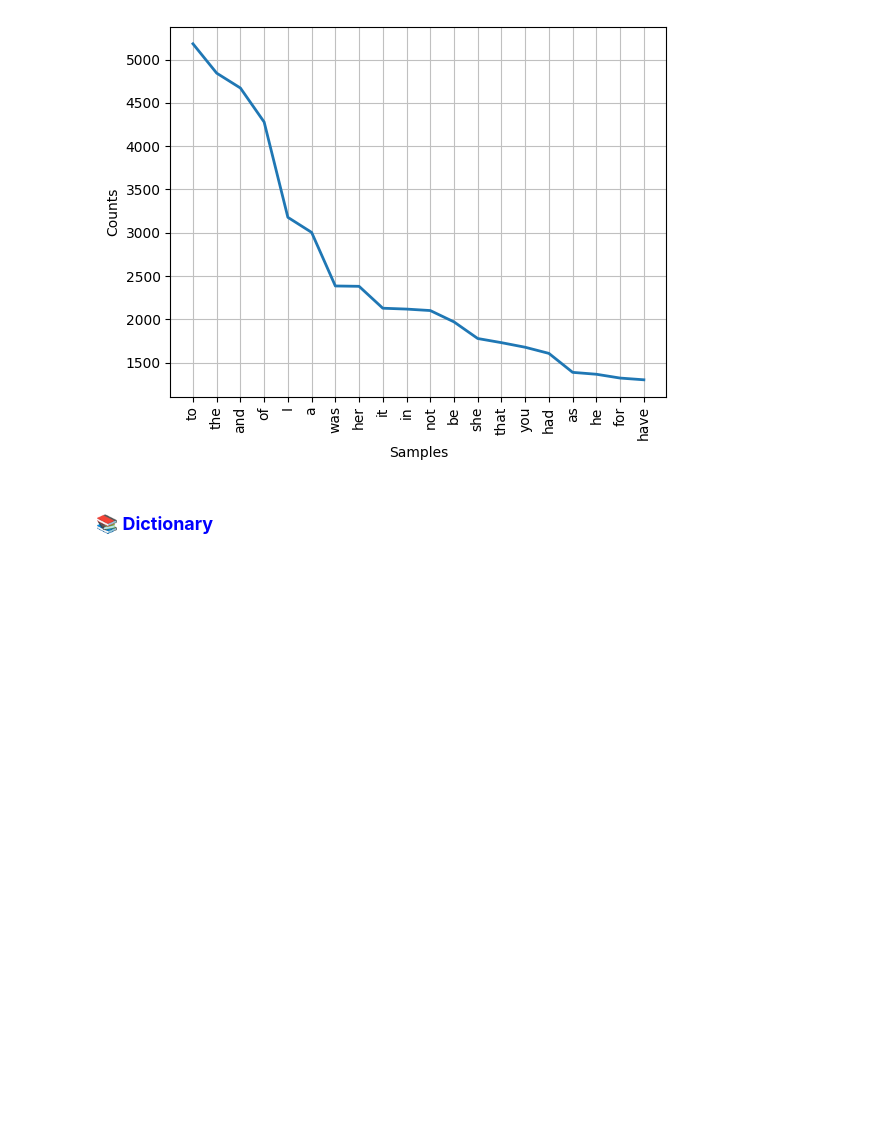
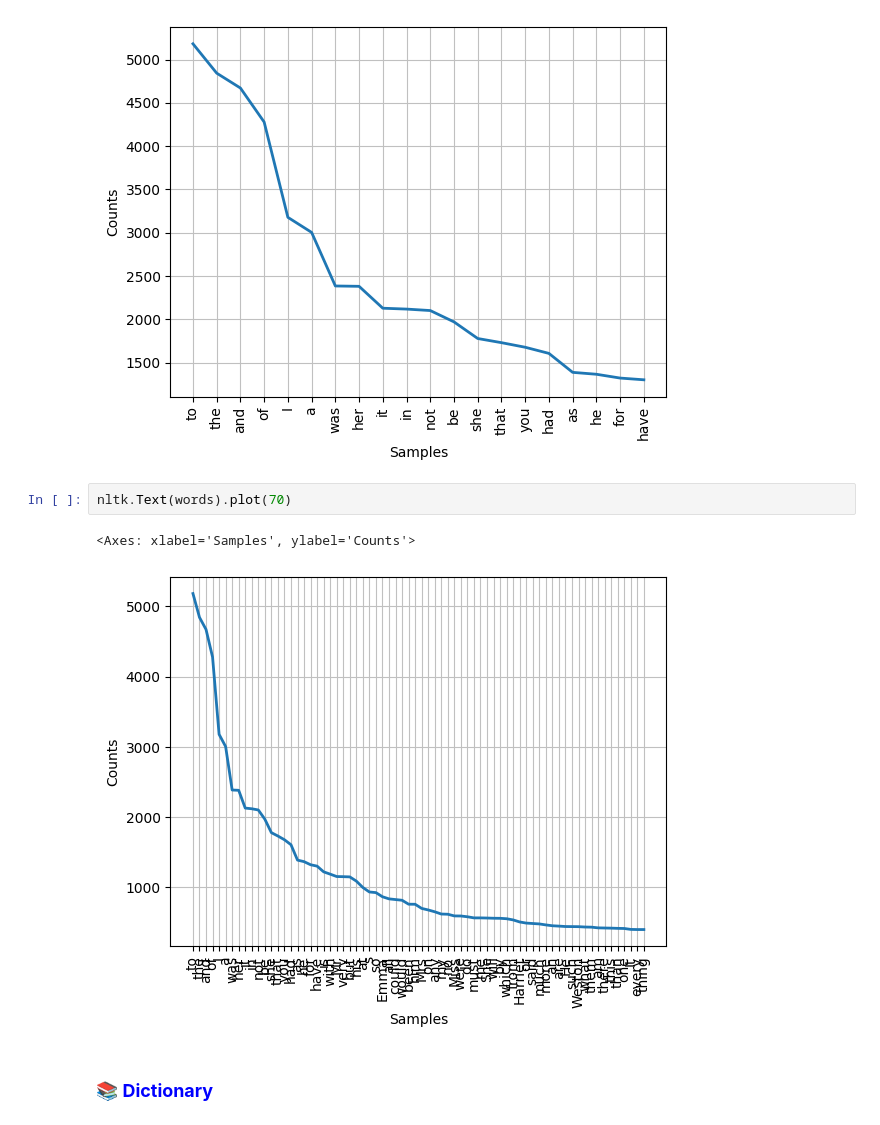
Before and after one commit to pdj2000/NLP_2024, a Jupyter notebook: 11_moreonnlp.ipynb, the cells around one changed output. Cells and saved outputs as stored; diff of their text form; blank space fills up the shorter version.

```diff
--- a/11_moreonnlp.ipynb
+++ b/11_moreonnlp.ipynb
@@ -364,6 +438,11 @@ nltk.Text(words).plot(20)
 # %% [output]
 <Axes: xlabel='Samples', ylabel='Counts'>
 [figure]
+# %%
+nltk.Text(words).plot(70)
+# %% [output]
+<Axes: xlabel='Samples', ylabel='Counts'>
+[figure, added]
 # %% [markdown]
 ### 📚<font color ='blue'> **Dictionary**
 # %%
```
Also changed, not shown: parts of 15 cells of this notebook.
